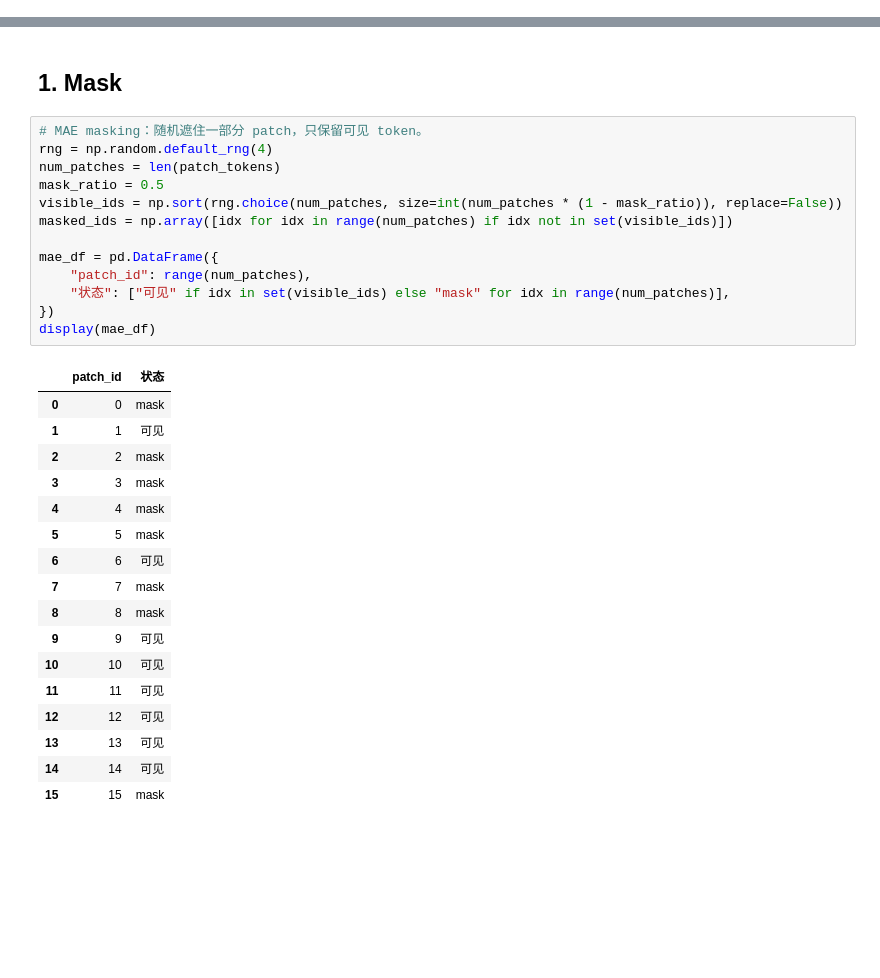
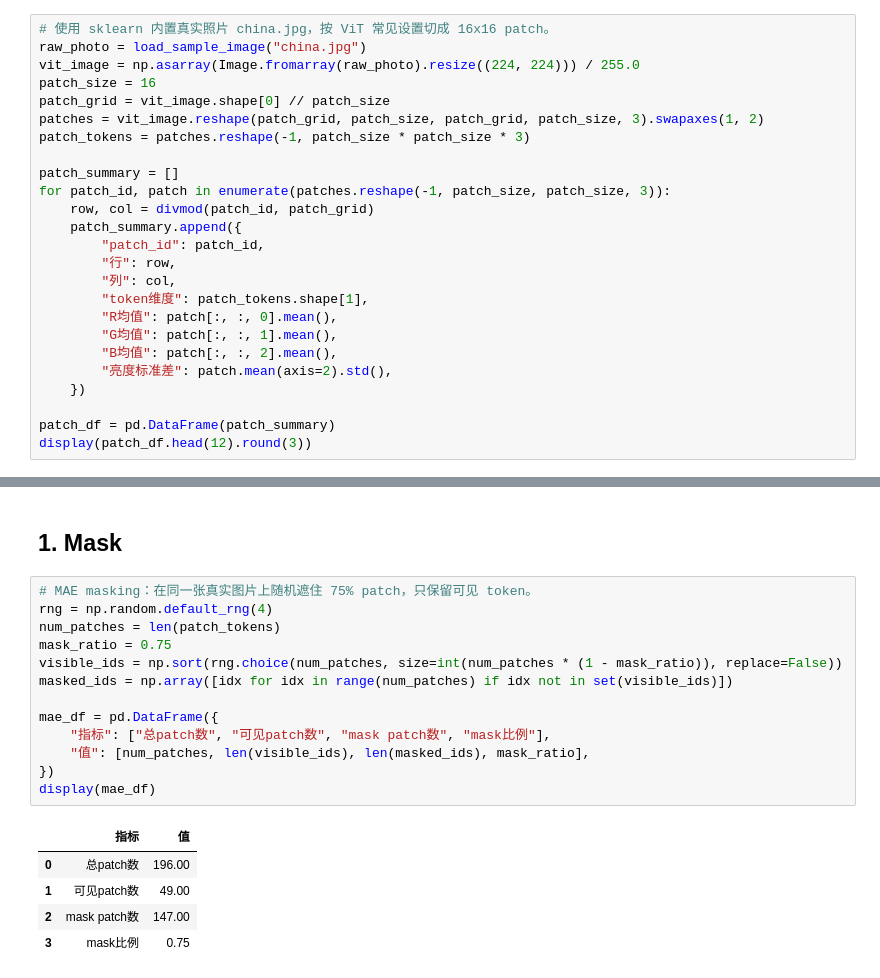
Before and after one commit to zhesun-0209/ai-thinking-labs, a Jupyter notebook: notebooks/ch10_mae_masking.ipynb, the cells around one changed output, grey strips where cells are left out. Cells and saved outputs as stored; diff of their text form; blank space fills up the shorter version.

```diff
--- a/notebooks/ch10_mae_masking.ipynb
+++ b/notebooks/ch10_mae_masking.ipynb
@@ -94,0 +76,25 @@ display(patch_df.head(8).round(2))
+# %%
+# 使用 sklearn 内置真实照片 china.jpg，按 ViT 常见设置切成 16x16 patch。
+raw_photo = load_sample_image("china.jpg")
+vit_image = np.asarray(Image.fromarray(raw_photo).resize((224, 224))) / 255.0
+patch_size = 16
+patch_grid = vit_image.shape[0] // patch_size
+patches = vit_image.reshape(patch_grid, patch_size, patch_grid, patch_size, 3).swapaxes(1, 2)
+patch_tokens = patches.reshape(-1, patch_size * patch_size * 3)
+
+patch_summary = []
+for patch_id, patch in enumerate(patches.reshape(-1, patch_size, patch_size, 3)):
+    row, col = divmod(patch_id, patch_grid)
+    patch_summary.append({
+        "patch_id": patch_id,
+        "行": row,
+        "列": col,
+        "token维度": patch_tokens.shape[1],
+        "R均值": patch[:, :, 0].mean(),
+        "G均值": patch[:, :, 1].mean(),
+        "B均值": patch[:, :, 2].mean(),
+        "亮度标准差": patch.mean(axis=2).std(),
+    })
+
+patch_df = pd.DataFrame(patch_summary)
+display(patch_df.head(12).round(3))
@@ -95,34 +115,22 @@ display(patch_df.head(8).round(2))
 # %% [markdown]
 ## 1. Mask
 # %%
-# MAE masking：随机遮住一部分 patch，只保留可见 token。
+# MAE masking：在同一张真实图片上随机遮住 75% patch，只保留可见 token。
 rng = np.random.default_rng(4)
 num_patches = len(patch_tokens)
-mask_ratio = 0.5
+mask_ratio = 0.75
 visible_ids = np.sort(rng.choice(num_patches, size=int(num_patches * (1 - mask_ratio)), replace=False))
 masked_ids = np.array([idx for idx in range(num_patches) if idx not in set(visible_ids)])
 
 mae_df = pd.DataFrame({
-    "patch_id": range(num_patches),
-    "状态": ["可见" if idx in set(visible_ids) else "mask" for idx in range(num_patches)],
+    "指标": ["总patch数", "可见patch数", "mask patch数", "mask比例"],
+    "值": [num_patches, len(visible_ids), len(masked_ids), mask_ratio],
 })
 display(mae_df)
 # %% [output]
-|  | patch_id | 状态 |
-| 0 | 0 | mask |
-| 1 | 1 | 可见 |
-| 2 | 2 | mask |
-| 3 | 3 | mask |
-| 4 | 4 | mask |
-| 5 | 5 | mask |
-| 6 | 6 | 可见 |
-| 7 | 7 | mask |
-| 8 | 8 | mask |
-| 9 | 9 | 可见 |
-| 10 | 10 | 可见 |
-| 11 | 11 | 可见 |
-| 12 | 12 | 可见 |
-| 13 | 13 | 可见 |
-| 14 | 14 | 可见 |
-| 15 | 15 | mask |
+|  | 指标 | 值 |
+| 0 | 总patch数 | 196.00 |
+| 1 | 可见patch数 | 49.00 |
+| 2 | mask patch数 | 147.00 |
+| 3 | mask比例 | 0.75 |
 # %%
```
Also changed, not shown: parts of 5 cells of this notebook, 53 other files.
